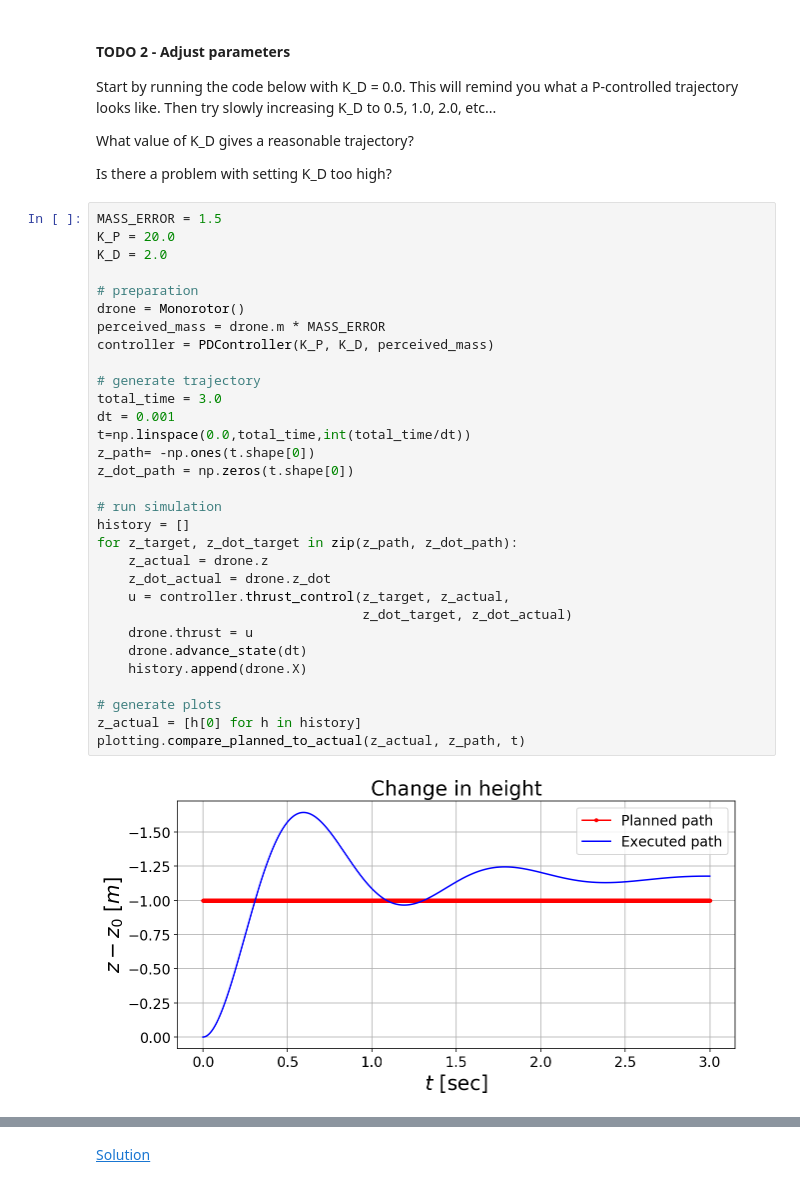
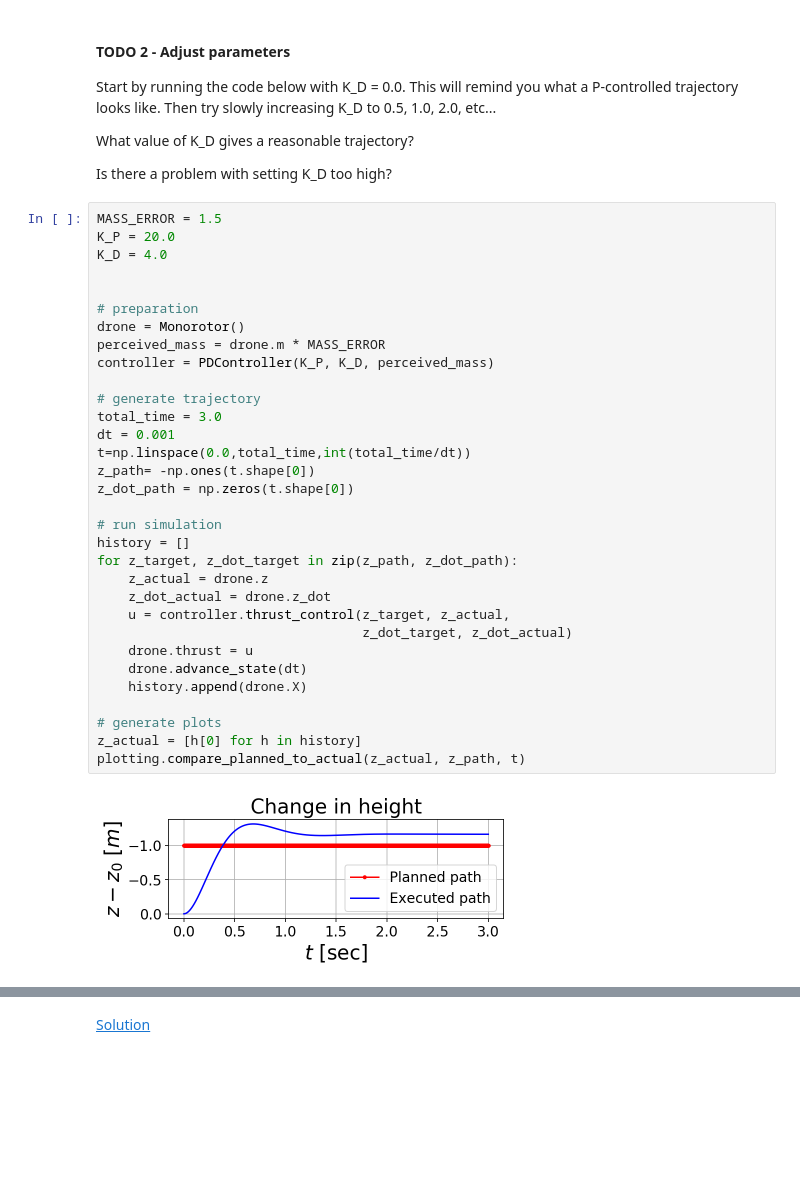
Before and after one commit to shovan777/FCND-Backyard-Flyer, a Jupyter notebook: notebooks/control/lesson_2_vehicle_control/PD Controller.ipynb, the cells around one changed output, grey strips where cells are left out. Cells and saved outputs as stored; diff of their text form; blank space fills up the shorter version.

```diff
--- a/notebooks/control/lesson_2_vehicle_control/PD Controller.ipynb
+++ b/notebooks/control/lesson_2_vehicle_control/PD Controller.ipynb
@@ -75,33 +72,34 @@ Is there a problem with setting K_D too high?
 # %%
 MASS_ERROR = 1.5
 K_P = 20.0
-K_D = 2.0
+K_D = 4.0
+
 
 # preparation
 drone = Monorotor()
 perceived_mass = drone.m * MASS_ERROR
 controller = PDController(K_P, K_D, perceived_mass)
 
 # generate trajectory
 total_time = 3.0
 dt = 0.001
 t=np.linspace(0.0,total_time,int(total_time/dt))
 z_path= -np.ones(t.shape[0])
 z_dot_path = np.zeros(t.shape[0])
 
 # run simulation
 history = []
 for z_target, z_dot_target in zip(z_path, z_dot_path):
     z_actual = drone.z
     z_dot_actual = drone.z_dot
     u = controller.thrust_control(z_target, z_actual,
                                   z_dot_target, z_dot_actual)
     drone.thrust = u
     drone.advance_state(dt)
     history.append(drone.X)
 
 # generate plots
 z_actual = [h[0] for h in history]
 plotting.compare_planned_to_actual(z_actual, z_path, t)
 # %% [output]
-[figure, old version]
+[figure, new version]
```
Also changed, not shown: parts of 2 cells of this notebook, 11 other files.
